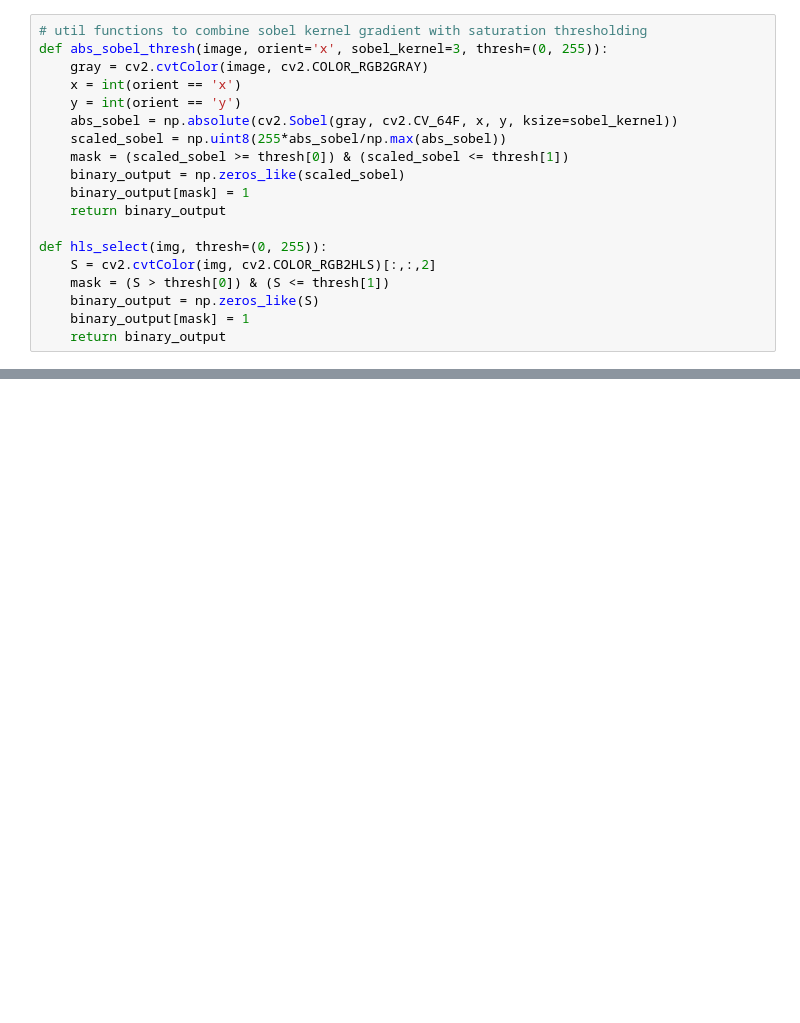
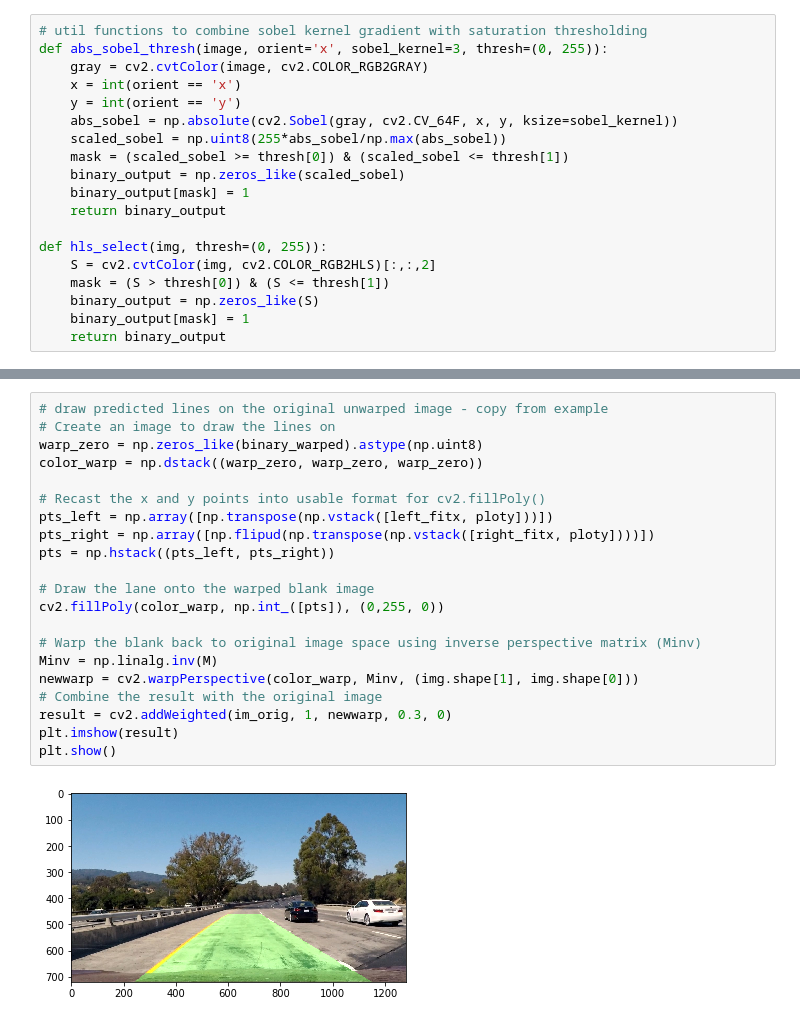
Before and after one commit to grodowski/CarND-Advanced-Lane-Lines, a Jupyter notebook: Advanced Lane Lines - SDC P3.ipynb, the cells around one changed output, grey strips where cells are left out. Drawn from its saved outputs; the diff is of its cells as text; blank space fills up the shorter version.

Commit message:
unwarp

```diff
--- a/Advanced Lane Lines - SDC P3.ipynb
+++ b/Advanced Lane Lines - SDC P3.ipynb
@@ -82,0 +186,23 @@ plt.show()
+# %%
+# draw predicted lines on the original unwarped image - copy from example
+# Create an image to draw the lines on
+warp_zero = np.zeros_like(binary_warped).astype(np.uint8)
+color_warp = np.dstack((warp_zero, warp_zero, warp_zero))
+
+# Recast the x and y points into usable format for cv2.fillPoly()
+pts_left = np.array([np.transpose(np.vstack([left_fitx, ploty]))])
+pts_right = np.array([np.flipud(np.transpose(np.vstack([right_fitx, ploty])))])
+pts = np.hstack((pts_left, pts_right))
+
+# Draw the lane onto the warped blank image
+cv2.fillPoly(color_warp, np.int_([pts]), (0,255, 0))
+
+# Warp the blank back to original image space using inverse perspective matrix (Minv)
+Minv = np.linalg.inv(M)
+newwarp = cv2.warpPerspective(color_warp, Minv, (img.shape[1], img.shape[0]))
+# Combine the result with the original image
+result = cv2.addWeighted(im_orig, 1, newwarp, 0.3, 0)
+plt.imshow(result)
+plt.show()
+# %% [output]
+[figure, added]
```
Also changed, not shown: parts of 3 cells of this notebook.
